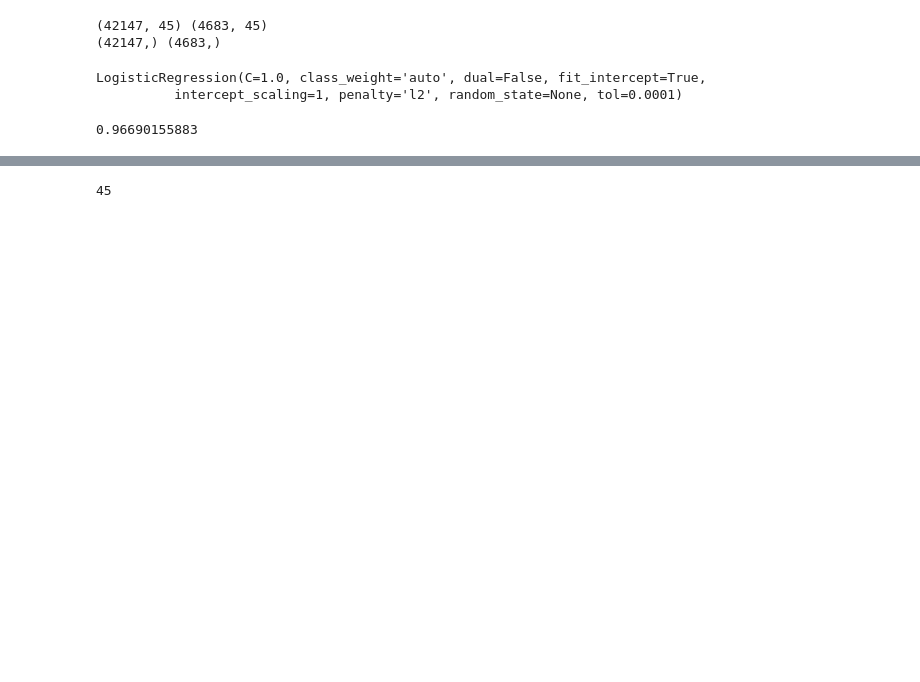
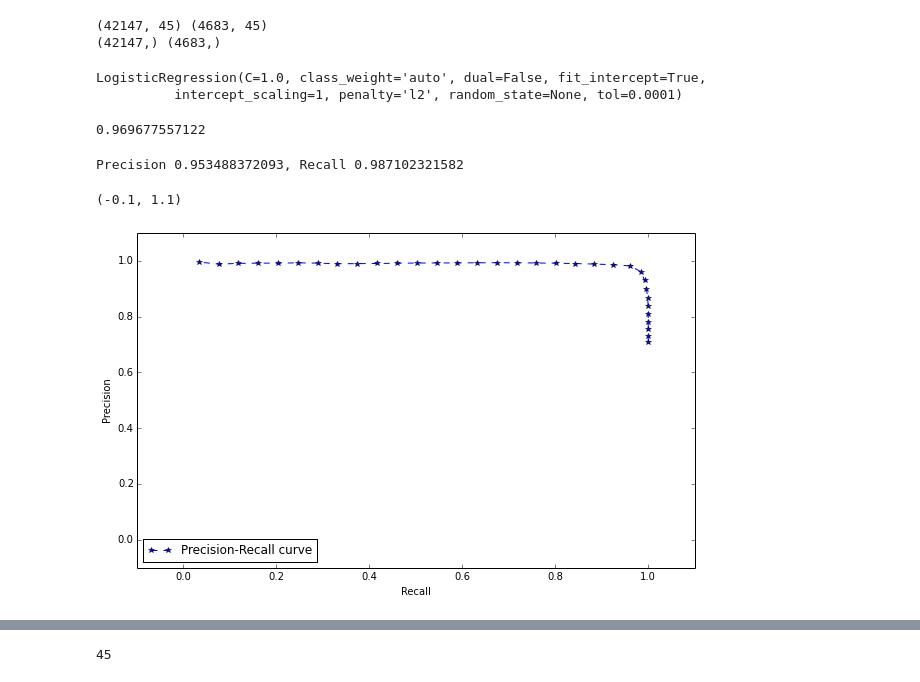
Before and after one commit to micramm/InsightProject, a Jupyter notebook: sklearn.ipynb, the cells around one changed output, grey strips where cells are left out. Cells and saved outputs as stored; diff of their text form; code cells hidden in the pictures; blank space fills up the shorter version.

```diff
--- a/sklearn.ipynb
+++ b/sklearn.ipynb
@@ -203,9 +207,39 @@ LogisticRegression(C=1.0, class_weight='auto', dual=False, fit_intercept=True,
           intercept_scaling=1, penalty='l2', random_state=None, tol=0.0001)
 # %%
 print logreg.score(X_test,y_test)
+probs = logreg.predict_proba(X_test)
+probs = probs[:,1]
 champlogreg = logreg
 # %% [output]
-0.96690155883
+0.969677557122
+# %%
+y_pred = logreg.predict(X_test)
+precision, recall, fbeta_score, support = precision_recall_fscore_support(y_test, y_pred, average='micro')
+print 'Precision {}, Recall {}'.format(precision, recall)
+# %% [output]
+Precision 0.953488372093, Recall 0.987102321582
+# %%
+'''plot precision and recall curves'''
+precision, recall, thresholds = precision_recall_curve(y_test, probs)
+#downsampling both precision and recall
+sample_factor = 100# sample every 100 data points
+length = precision.size
+precision = precision[:length - length % sample_factor]
+recall = recall[:length - length % sample_factor]
+precision = precision.reshape(-1, sample_factor).mean(axis=1)
+recall = recall.reshape(-1, sample_factor).mean(axis=1)
+thresholds = thresholds[:length - length % sample_factor]
+thresholds = thresholds.reshape(-1, sample_factor).mean(axis=1)
+pyplot.plot(recall, precision, '*--', label='Precision-Recall curve')
+pyplot.xlabel('Recall')
+pyplot.ylabel('Precision')
+pyplot.legend(loc="lower left")
+pyplot.xlim(-.1,1.1)
+pyplot.ylim(-.1,1.1)
+# pyplot.plot(recall, thresholds, '*r', label ="threshold")
+# %% [output]
+(-0.1, 1.1)
+[figure, added]
 # %%
 import pickle
 with open('logreg.pickle','w') as f:
```
Also changed, not shown: parts of 11 cells of this notebook, 5 other files.
